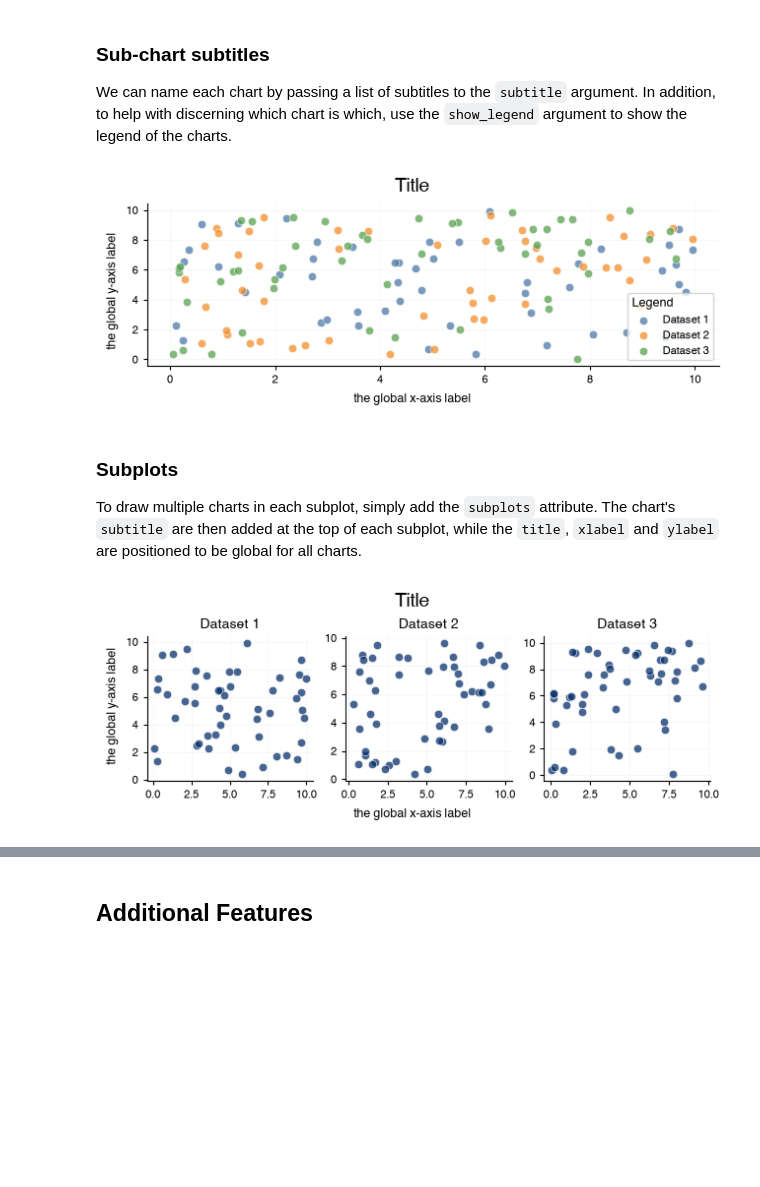
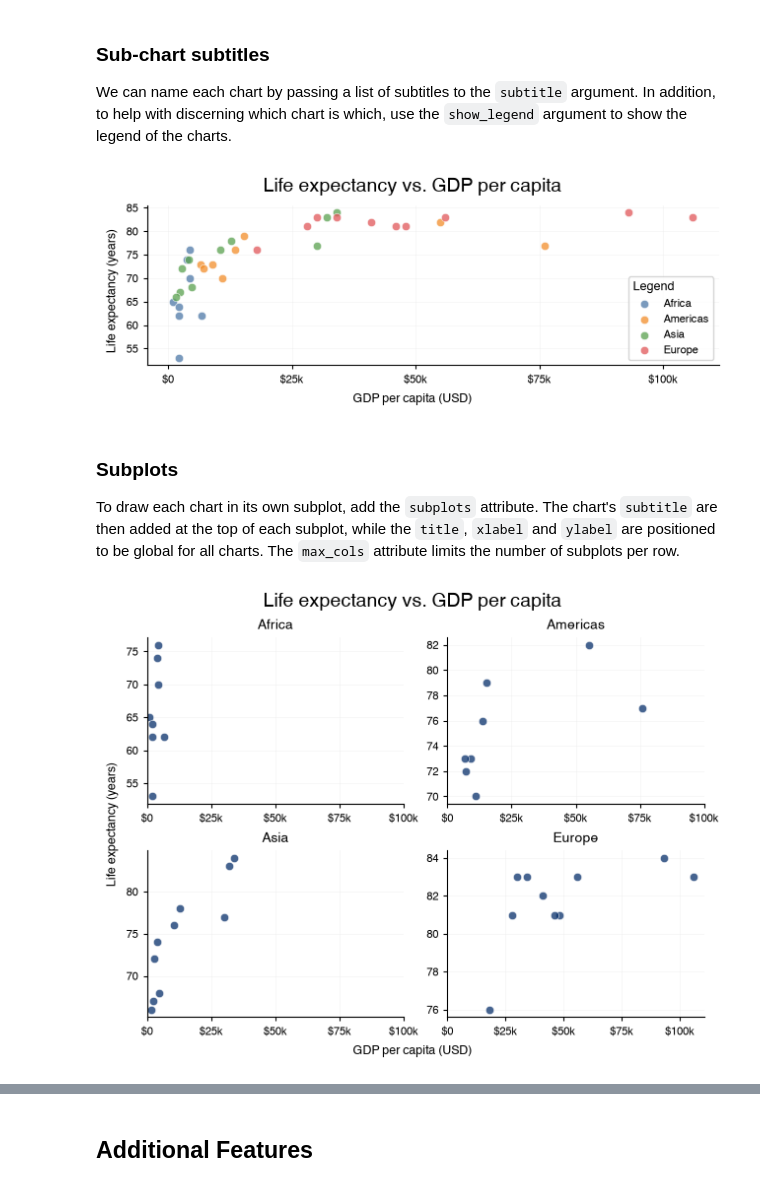
Before and after one commit to eriknovak/datachart, a Jupyter notebook: docs/how-to-guides/charts/scatterchart.ipynb, the cells around one changed output, grey strips where cells are left out. Cells and saved outputs as stored; diff of their text form; code cells hidden in the pictures; blank space fills up the shorter version.

```diff
--- a/docs/how-to-guides/charts/scatterchart.ipynb
+++ b/docs/how-to-guides/charts/scatterchart.ipynb
@@ -102,0 +196,18 @@ ScatterChart(
+# %%
+GDP_TICKS = [0, 25_000, 50_000, 75_000, 100_000]
+GDP_TICK_LABELS = ["$0", "$25k", "$50k", "$75k", "$100k"]
+
+ScatterChart(
+    data=countries,
+    # add the title
+    title="Life expectancy vs. GDP per capita",
+    # add the x and y axis labels
+    xlabel="GDP per capita (USD)",
+    ylabel="Life expectancy (years)",
+    # label the GDP ticks in thousands of dollars
+    xticks=GDP_TICKS,
+    xticklabels=GDP_TICK_LABELS,
+    # fix the y-axis range
+    ymin=50,
+    ymax=90,
+).show()
@@ -434,36 +505,42 @@ chart_subtitles = [f"Dataset {idx+1}" for idx in range(len(multi_chart_data))]
 # %%
 ScatterChart(
-    data=multi_chart_data,
+    data=countries_by_continent,
     # add a subtitle to each chart
-    subtitle=chart_subtitles,
-    title="Title",
-    xlabel="the global x-axis label",
-    ylabel="the global y-axis label",
+    subtitle=CONTINENTS,
+    title="Life expectancy vs. GDP per capita",
+    xlabel="GDP per capita (USD)",
+    ylabel="Life expectancy (years)",
+    xticks=GDP_TICKS,
+    xticklabels=GDP_TICK_LABELS,
     figsize=FIG_SIZE.FULL_SHORT,
     show_grid=SHOW_GRID.BOTH,
     # show the legend
     show_legend=True,
 ).show()
 # %% [output]
-[figure, old version]
+[figure, new version]
 # %% [markdown]
 ### Subplots
 
-To draw multiple charts in each subplot, simply add the `subplots` attribute. The chart's `subtitle` are then added at the top of each subplot, while the `title`, `xlabel` and `ylabel` are positioned to be global for all charts.
+To draw each chart in its own subplot, add the `subplots` attribute. The chart's `subtitle` are then added at the top of each subplot, while the `title`, `xlabel` and `ylabel` are positioned to be global for all charts. The `max_cols` attribute limits the number of subplots per row.
 # %%
 ScatterChart(
-    data=multi_chart_data,
-    subtitle=chart_subtitles,
-    title="Title",
-    xlabel="the global x-axis label",
-    ylabel="the global y-axis label",
-    figsize=FIG_SIZE.FULL_SHORT,
+    data=countries_by_continent,
+    subtitle=CONTINENTS,
+    title="Life expectancy vs. GDP per capita",
+    xlabel="GDP per capita (USD)",
+    ylabel="Life expectancy (years)",
+    xticks=GDP_TICKS,
+    xticklabels=GDP_TICK_LABELS,
+    figsize=FIG_SIZE.FULL_MEDIUM,
     show_grid=SHOW_GRID.BOTH,
     # show each chart in its own subplot
     subplots=True,
+    # at most two subplots per row
+    max_cols=2,
 ).show()
 # %% [output]
-[figure, old version]
+[figure, new version]
 # %% [markdown]
 ### Sharing the x-axis and/or y-axis across subplots
 
```
Also changed, not shown: parts of 85 cells of this notebook.
